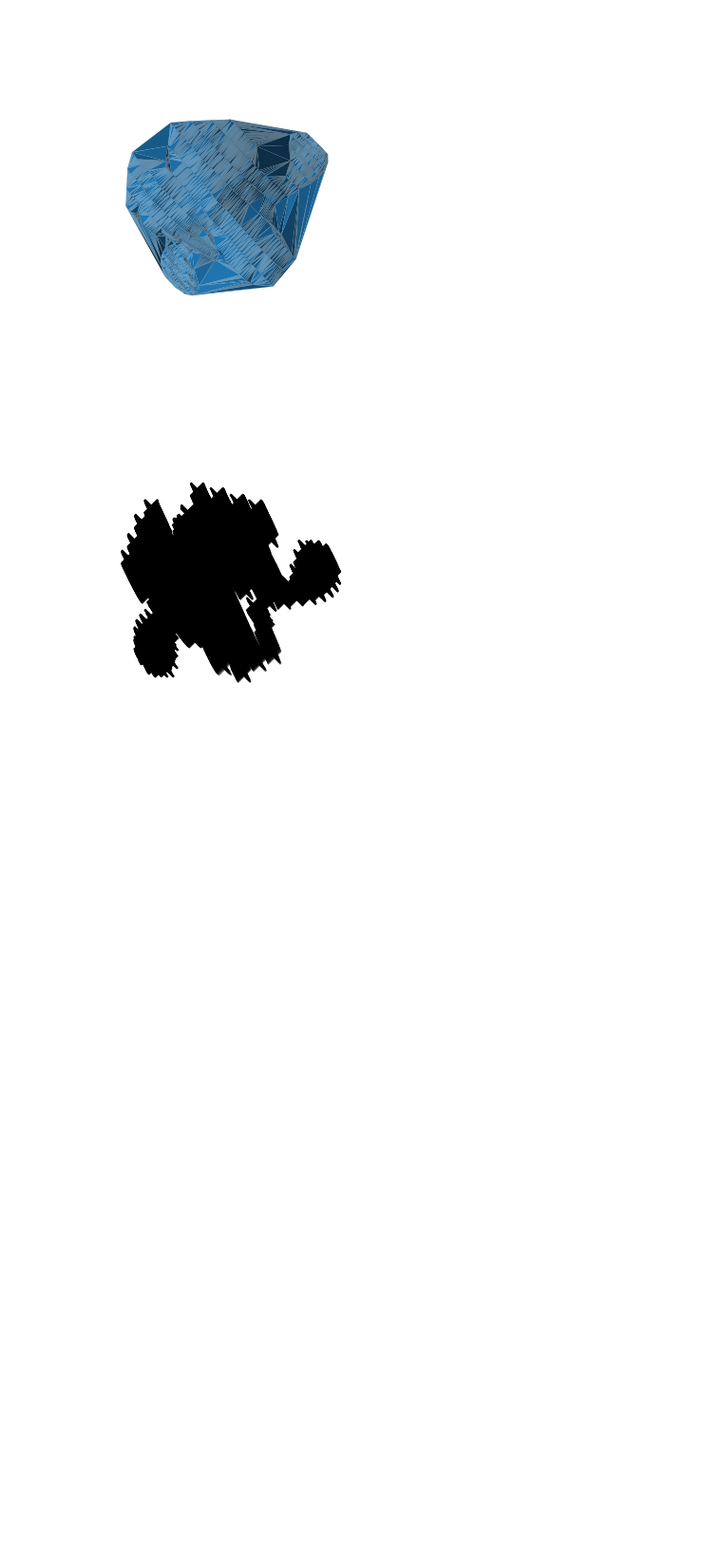
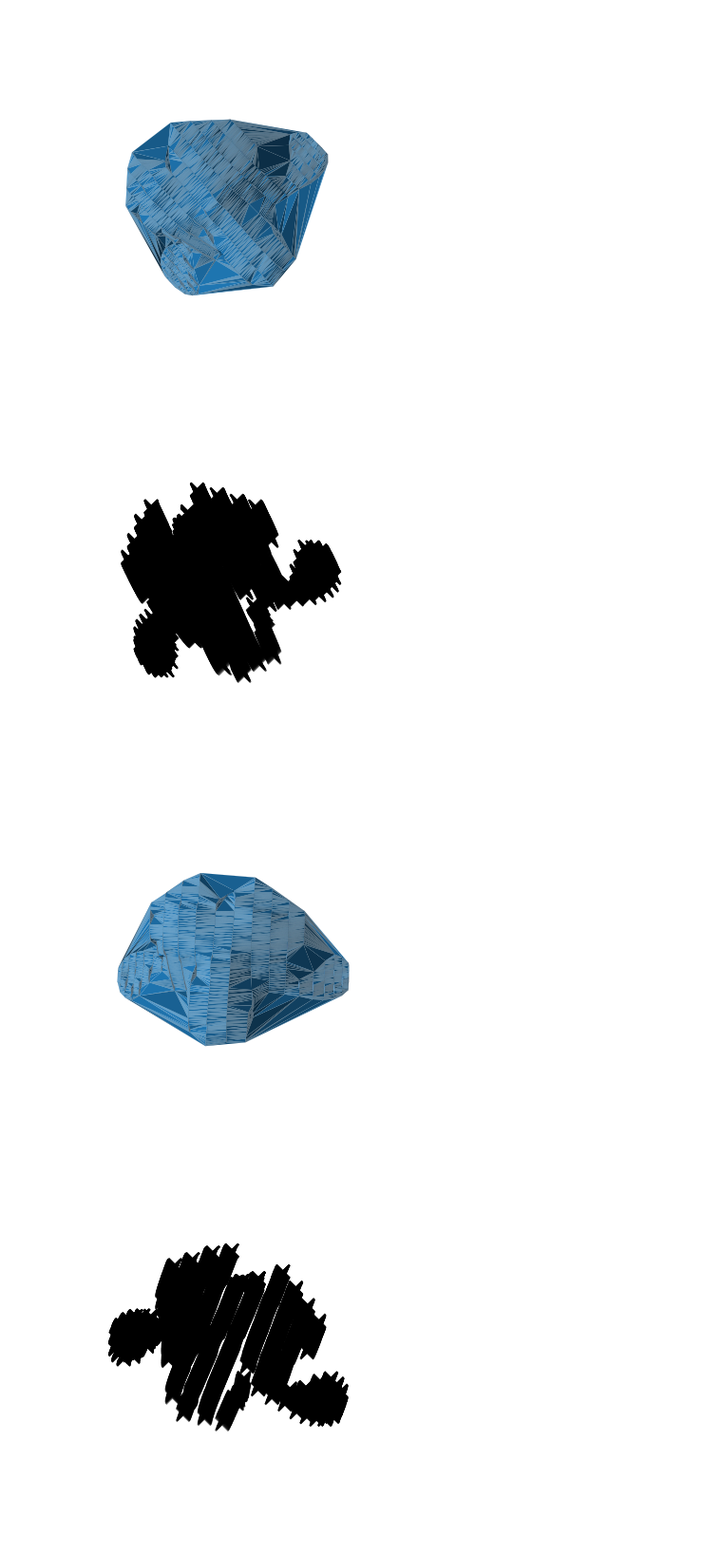
Before and after one commit to naj-S-V/image_processing, a Jupyter notebook: Lab3&4-StereovisionProject/solution.ipynb, the cells around one changed output. Shown at 95% size. Cells and saved outputs as stored; diff of their text form; code cells hidden in the pictures; blank space fills up the shorter version.

Commit message:
Rotation du singe

```diff
--- a/Lab3&4-StereovisionProject/solution.ipynb
+++ b/Lab3&4-StereovisionProject/solution.ipynb
@@ -702,3 +587,13 @@ pointToJson(point)
 # %% [output]
 [figure]
 [figure]
+# %%
+# Appliquez une rotation de 180° autour de l'axe Z
+rotated_point = rotatePoints(point, axis='z', angle_deg=45) # Toune la forme dans le sens horaire
+
+# Dessinez l'objet après rotation
+drawSurfaceObject(rotated_point)
+drawPointObject(rotated_point)
+# %% [output]
+[figure, added]
+[figure, added]
```
Also changed, not shown: parts of 4 cells of this notebook, 2 other files.
